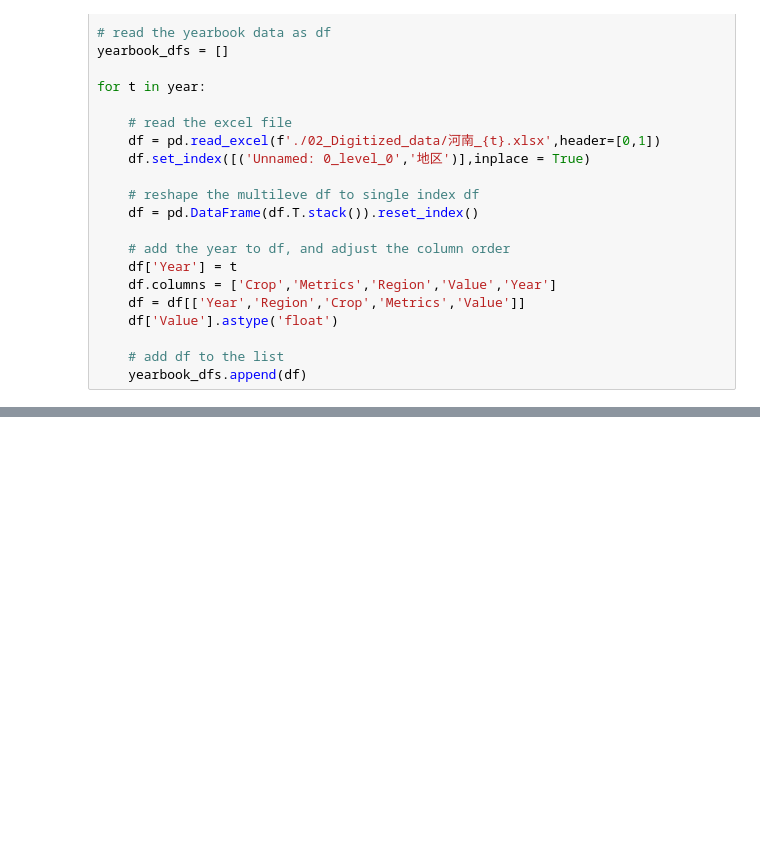
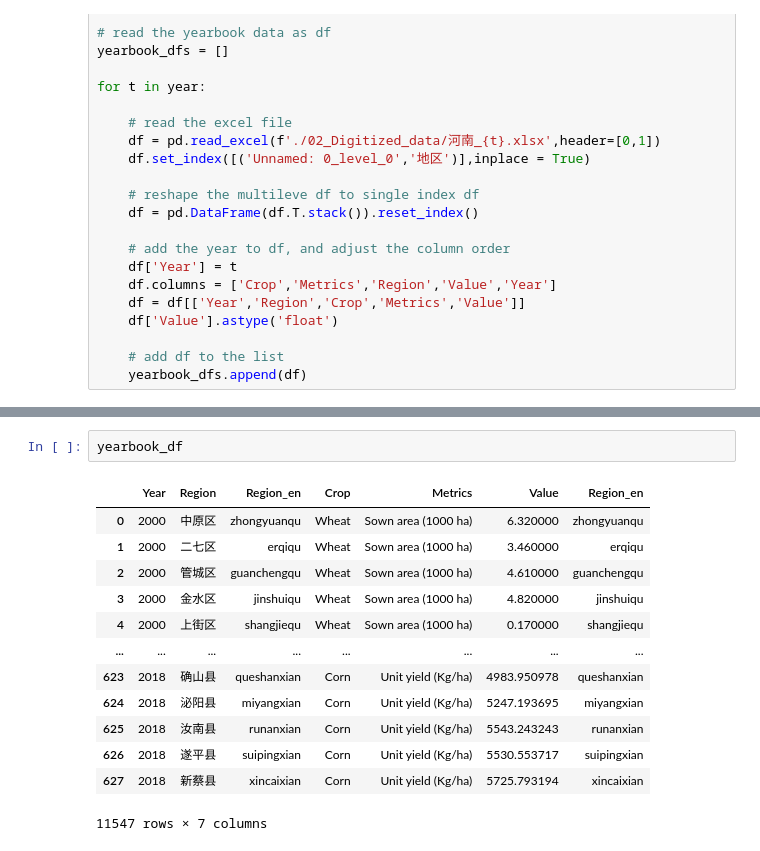
Before and after one commit to wangjinzhulala/Agricultural_production, a Jupyter notebook: Step_1_Process_Yearbook_Data/Process_yearbook_data.ipynb, the cells around one changed output, grey strips where cells are left out. Cells and saved outputs as stored; diff of their text form; blank space fills up the shorter version.

```diff
--- a/Step_1_Process_Yearbook_Data/Process_yearbook_data.ipynb
+++ b/Step_1_Process_Yearbook_Data/Process_yearbook_data.ipynb
@@ -49,0 +67,16 @@ yearbook_df = pd.concat(yearbook_dfs,0)
+# %%
+yearbook_df
+# %% [output]
+|  | Year | Region | Region_en | Crop | Metrics | Value | Region_en |
+| 0 | 2000 | 中原区 | zhongyuanqu | Wheat | Sown area (1000 ha) | 6.320000 | zhongyuanqu |
+| 1 | 2000 | 二七区 | erqiqu | Wheat | Sown area (1000 ha) | 3.460000 | erqiqu |
+| 2 | 2000 | 管城区 | guanchengqu | Wheat | Sown area (1000 ha) | 4.610000 | guanchengqu |
+| 3 | 2000 | 金水区 | jinshuiqu | Wheat | Sown area (1000 ha) | 4.820000 | jinshuiqu |
+| 4 | 2000 | 上街区 | shangjiequ | Wheat | Sown area (1000 ha) | 0.170000 | shangjiequ |
+| ... | ... | ... | ... | ... | ... | ... | ... |
+| 623 | 2018 | 确山县 | queshanxian | Corn | Unit yield (Kg/ha) | 4983.950978 | queshanxian |
+| 624 | 2018 | 泌阳县 | miyangxian | Corn | Unit yield (Kg/ha) | 5247.193695 | miyangxian |
+| 625 | 2018 | 汝南县 | runanxian | Corn | Unit yield (Kg/ha) | 5543.243243 | runanxian |
+| 626 | 2018 | 遂平县 | suipingxian | Corn | Unit yield (Kg/ha) | 5530.553717 | suipingxian |
+| 627 | 2018 | 新蔡县 | xincaixian | Corn | Unit yield (Kg/ha) | 5725.793194 | xincaixian |
+11547 rows × 7 columns
```
Also changed, not shown: parts of 7 cells of this notebook, 3 other files.
